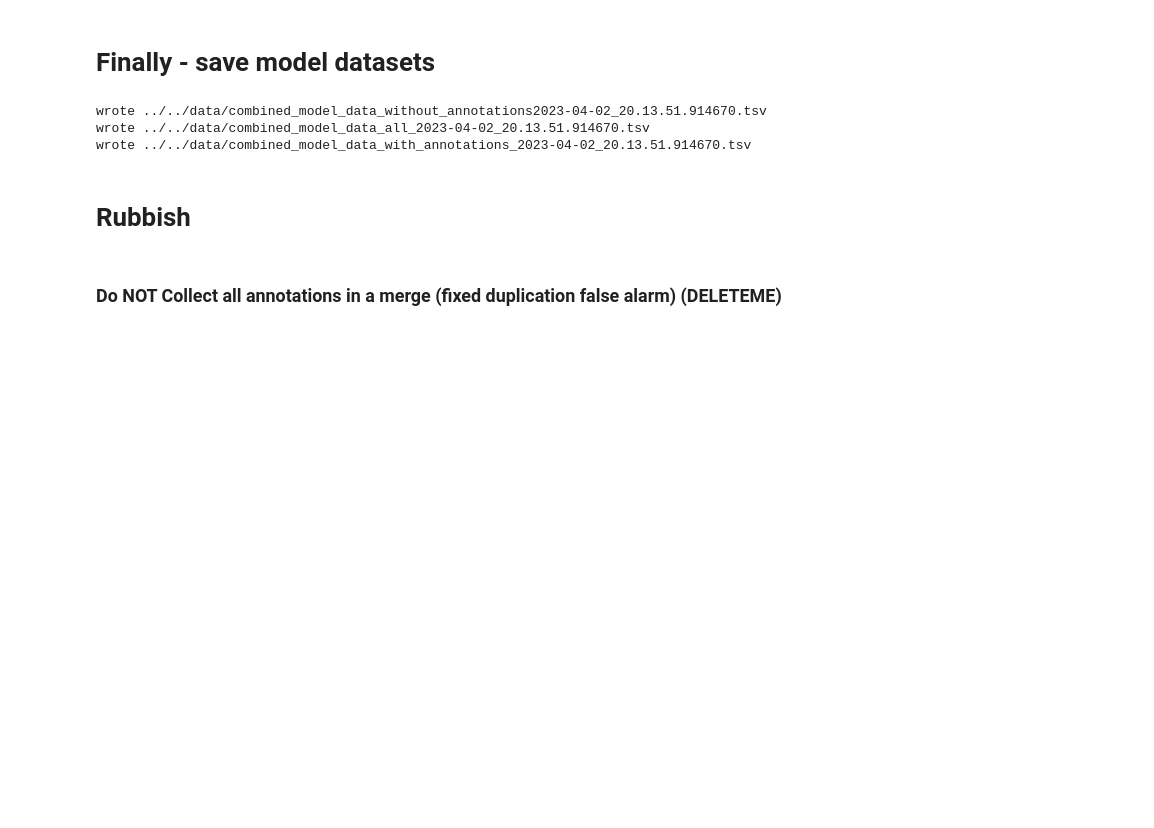
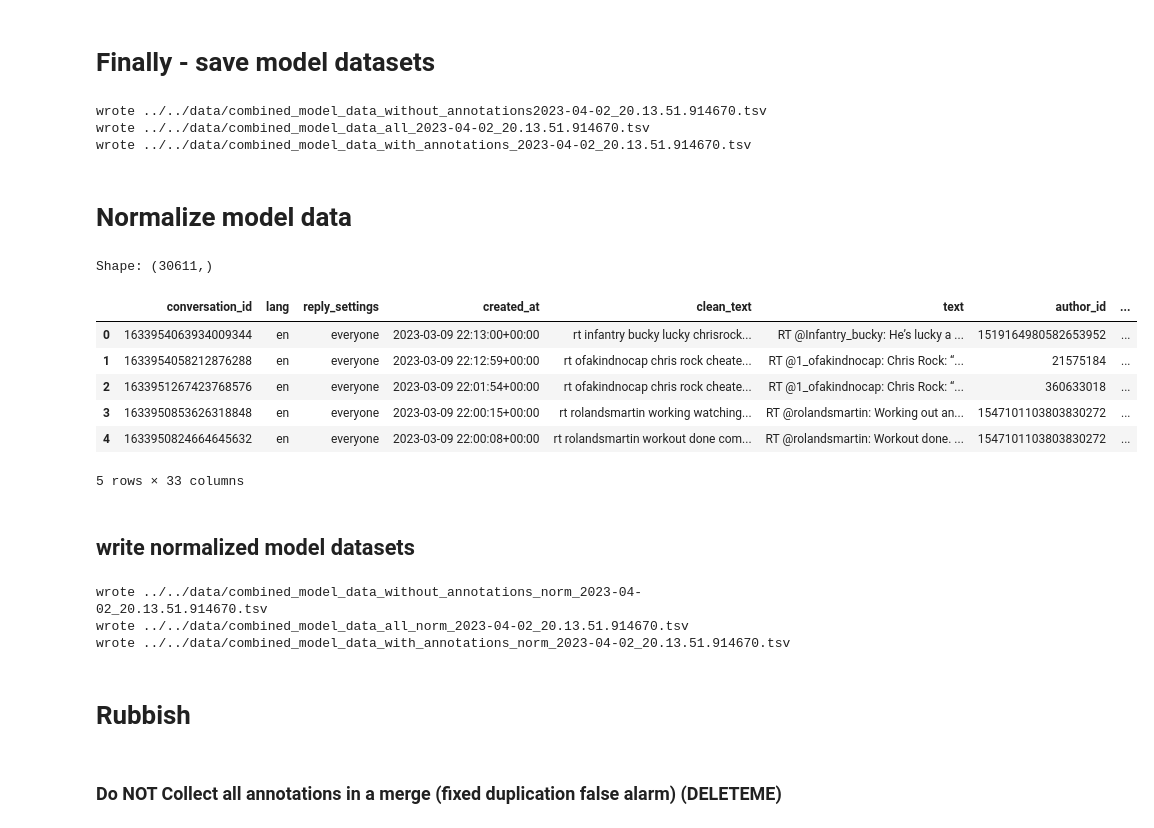
Before and after one commit to sareek/NLP_on_Social_Media_Data, a Jupyter notebook: src/melissa/Multiple Model Evaluation.ipynb, the cells around one changed output. Drawn from its saved outputs; the diff is of its cells as text; code cells hidden in the pictures; blank space fills up the shorter version.

Commit message:
added normalized model fields

```diff
--- a/src/melissa/Multiple Model Evaluation.ipynb
+++ b/src/melissa/Multiple Model Evaluation.ipynb
@@ -443,6 +435,65 @@ print(f'wrote {output_filepath}')
 wrote ../../data/combined_model_data_without_annotations2023-04-02_20.13.51.914670.tsv
 wrote ../../data/combined_model_data_all_2023-04-02_20.13.51.914670.tsv
 wrote ../../data/combined_model_data_with_annotations_2023-04-02_20.13.51.914670.tsv
+# %% [markdown]
+# Normalize model data
+# %%
+import numpy as np
+from sklearn import preprocessing
+
+min_max_scaler = preprocessing.MinMaxScaler()
+# min_max_scaler.fit_transform(df['textblob_Polarity'].to_numpy().reshape(-1, 1))
+
+# print('Shape:', df['textblob_Polarity'].to_numpy().shape)  # (30611,)
+
+# s = pd.Series((min_max_scaler.fit_transform(df['textblob_Polarity'].to_numpy().reshape(-1, 1))).reshape(30611,))
+# s
+
+norm_cols = ['textblob_Polarity', 'textblob_Subjectivity', 'vader_Polarity',
+       'vader_Subjectivity', 'AFINN_scores', 'SentiWordNet_scores']
+for col in norm_cols:
+    new_col = f'normalized_{col}'
+    try:
+        df[new_col] = min_max_scaler.fit_transform(df[col].to_numpy().reshape(-1, 1)).reshape(df[col].shape)
+    except Exception as e:
+        print(f'fail.')
+        print(col, new_col, e)
+
+df.head()
+# %% [output]
+Shape: (30611,)
+|  | conversation_id | lang | reply_settings | created_at | clean_text | text | author_id | ... |
+| 0 | 1633954063934009344 | en | everyone | 2023-03-09 22:13:00+00:00 | rt infantry bucky lucky chrisrock... | RT @Infantry_bucky: He’s lucky a ... | 1519164980582653952 | ... |
+| 1 | 1633954058212876288 | en | everyone | 2023-03-09 22:12:59+00:00 | rt ofakindnocap chris rock cheate... | RT @1_ofakindnocap: Chris Rock: “... | 21575184 | ... |
+| 2 | 1633951267423768576 | en | everyone | 2023-03-09 22:01:54+00:00 | rt ofakindnocap chris rock cheate... | RT @1_ofakindnocap: Chris Rock: “... | 360633018 | ... |
+| 3 | 1633950853626318848 | en | everyone | 2023-03-09 22:00:15+00:00 | rt rolandsmartin working watching... | RT @rolandsmartin: Working out an... | 1547101103803830272 | ... |
+| 4 | 1633950824664645632 | en | everyone | 2023-03-09 22:00:08+00:00 | rt rolandsmartin workout done com... | RT @rolandsmartin: Workout done. ... | 1547101103803830272 | ... |
+5 rows × 33 columns
+# %% [markdown]
+## write normalized model datasets
+# %%
+df.shape  # (30611, 27)
+df.loc[~df['conversation_id'].isin(human_annotation_ids)].shape  # 30311
+df.loc[df['conversation_id'].isin(human_annotation_ids)].shape  # 300
+
+# Save un-annotated model data:
+output_filepath = f'../../data/combined_model_data_without_annotations_norm_{timestamp}.tsv'
+df.loc[~df['conversation_id'].isin(human_annotation_ids)].to_csv(output_filepath, sep='\t')
+print(f'wrote {output_filepath}')
+
+# Save all model data:
+output_filepath = f'../../data/combined_model_data_all_norm_{timestamp}.tsv'
+df.to_csv(output_filepath, sep='\t')
+print(f'wrote {output_filepath}')
+
+# Save annotated model data:
+output_filepath = f'../../data/combined_model_data_with_annotations_norm_{timestamp}.tsv'
+df.loc[df['conversation_id'].isin(human_annotation_ids)].to_csv(output_filepath, sep='\t')
+print(f'wrote {output_filepath}')
+# %% [output]
+wrote ../../data/combined_model_data_without_annotations_norm_2023-04-02_20.13.51.914670.tsv
+wrote ../../data/combined_model_data_all_norm_2023-04-02_20.13.51.914670.tsv
+wrote ../../data/combined_model_data_with_annotations_norm_2023-04-02_20.13.51.914670.tsv
 # %% [markdown]
 # Rubbish
 # %% [markdown]
```
Also changed, not shown: parts of 3 cells of this notebook, 3 other files.
